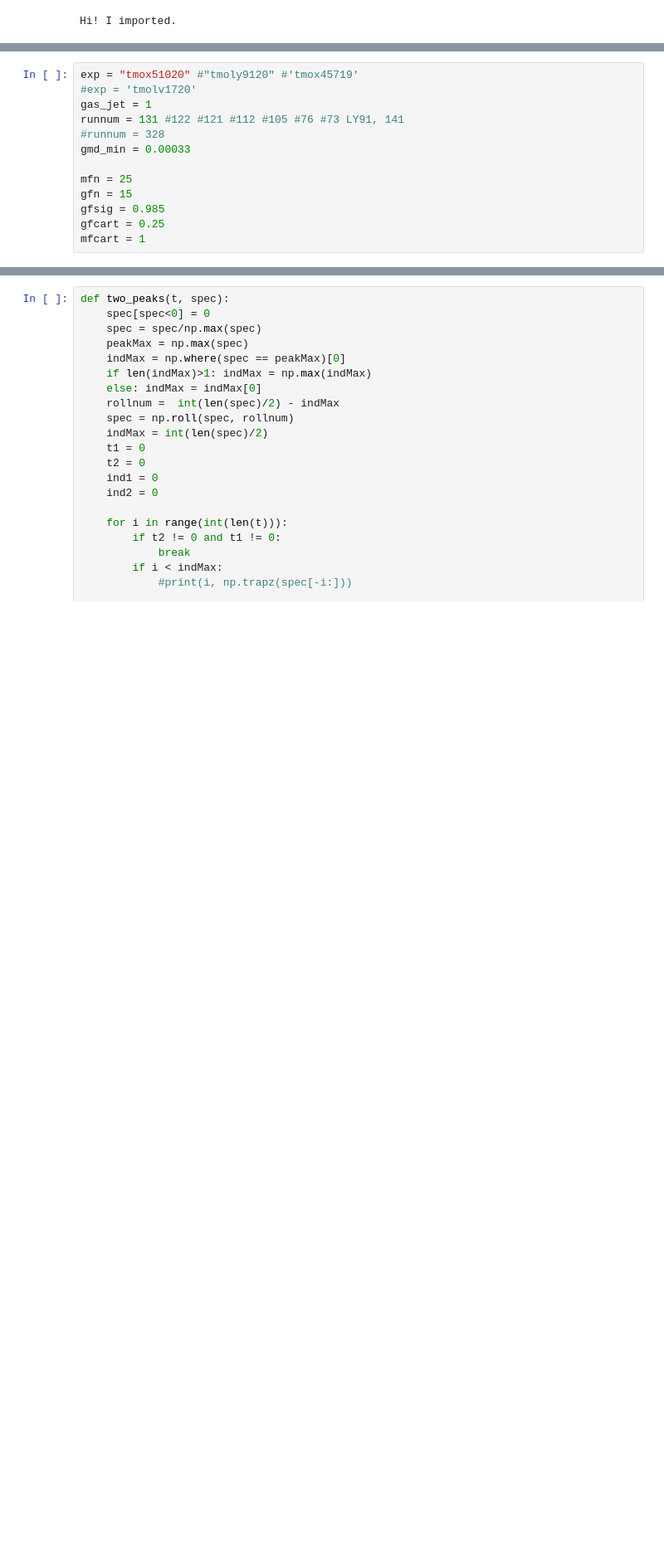
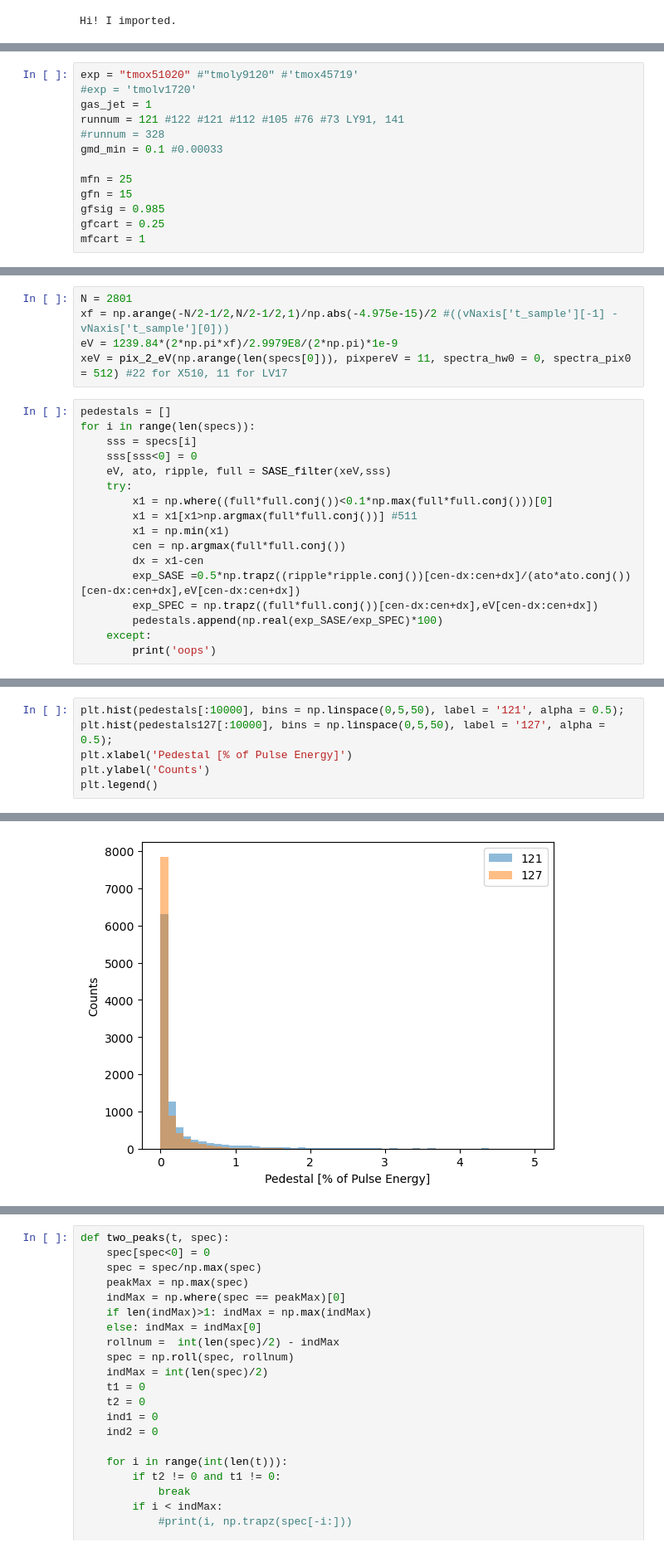
Before and after one commit to parisfranz/cVMI, a Jupyter notebook: clean recon July/SASE.ipynb, the cells around one changed output, grey strips where cells are left out. Shown at 83% size. Saved outputs shown, nothing was run; the diff lists cells and outputs as text; blank space fills up the shorter version.

```diff
--- a/clean recon July/SASE.ipynb
+++ b/clean recon July/SASE.ipynb
@@ -37,9 +72,9 @@ Hi! I imported.
 exp = "tmox51020" #"tmoly9120" #'tmox45719'
 #exp = 'tmolv1720'
 gas_jet = 1
-runnum = 131 #122 #121 #112 #105 #76 #73 LY91, 141
+runnum = 121 #122 #121 #112 #105 #76 #73 LY91, 141
 #runnum = 328
-gmd_min = 0.00033
+gmd_min = 0.1 #0.00033
 
 mfn = 25
 gfn = 15
@@ -121 +156,23 @@ for nevent, event in enumerate(run.events()):
 KeyboardInterrupt:
+# %%
+N = 2801
+xf = np.arange(-N/2-1/2,N/2-1/2,1)/np.abs(-4.975e-15)/2 #((vNaxis['t_sample'][-1] - vNaxis['t_sample'][0]))
+eV = 1239.84*(2*np.pi*xf)/2.9979E8/(2*np.pi)*1e-9
+xeV = pix_2_eV(np.arange(len(specs[0])), pixpereV = 11, spectra_hw0 = 0, spectra_pix0 = 512) #22 for X510, 11 for LV17
+# %%
+pedestals = []
+for i in range(len(specs)):
+    sss = specs[i]
+    sss[sss<0] = 0
+    eV, ato, ripple, full = SASE_filter(xeV,sss)
+    try:
+        x1 = np.where((full*full.conj())<0.1*np.max(full*full.conj()))[0]
+        x1 = x1[x1>np.argmax(full*full.conj())] #511
+        x1 = np.min(x1)
+        cen = np.argmax(full*full.conj())
+        dx = x1-cen
+        exp_SASE =0.5*np.trapz((ripple*ripple.conj())[cen-dx:cen+dx]/(ato*ato.conj())[cen-dx:cen+dx],eV[cen-dx:cen+dx])
+        exp_SPEC = np.trapz((full*full.conj())[cen-dx:cen+dx],eV[cen-dx:cen+dx])
+        pedestals.append(np.real(exp_SASE/exp_SPEC)*100)
+    except:
+        print('oops')
@@ -121,0 +181,7 @@ KeyboardInterrupt:
+# %%
+plt.hist(pedestals[:10000], bins = np.linspace(0,5,50), label = '121', alpha = 0.5);
+plt.hist(pedestals127[:10000], bins = np.linspace(0,5,50), label = '127', alpha = 0.5);
+plt.xlabel('Pedestal [% of Pulse Energy]')
+plt.ylabel('Counts')
+plt.legend()
+# %% [output]
@@ -121,0 +189 @@ KeyboardInterrupt:
+[figure, added]
```
Also changed, not shown: parts of 6 cells of this notebook, 26 other files.
